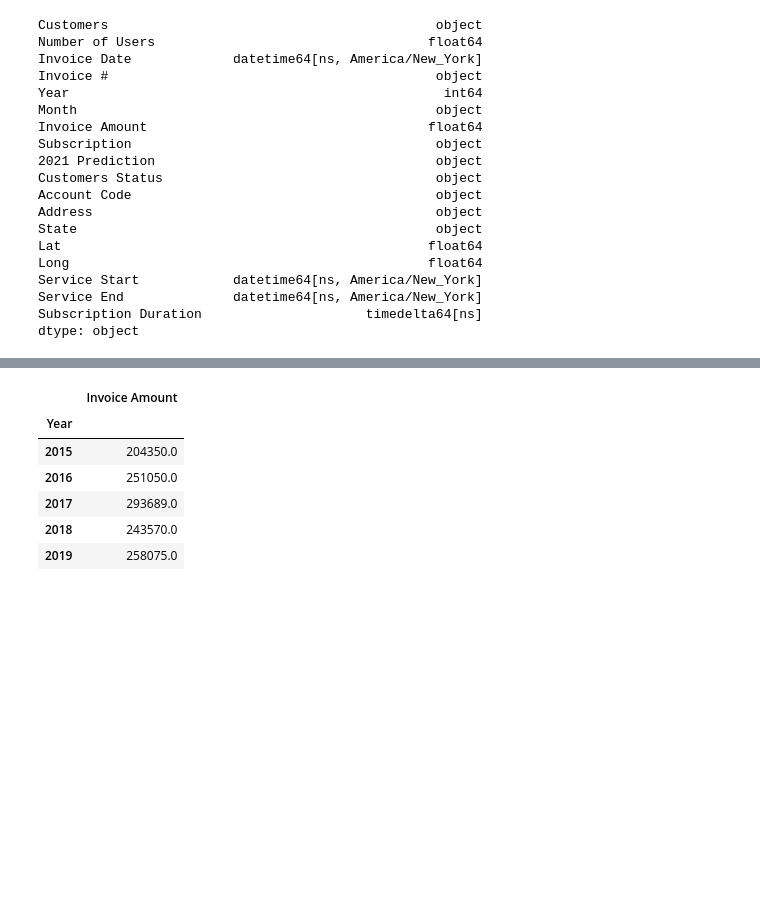
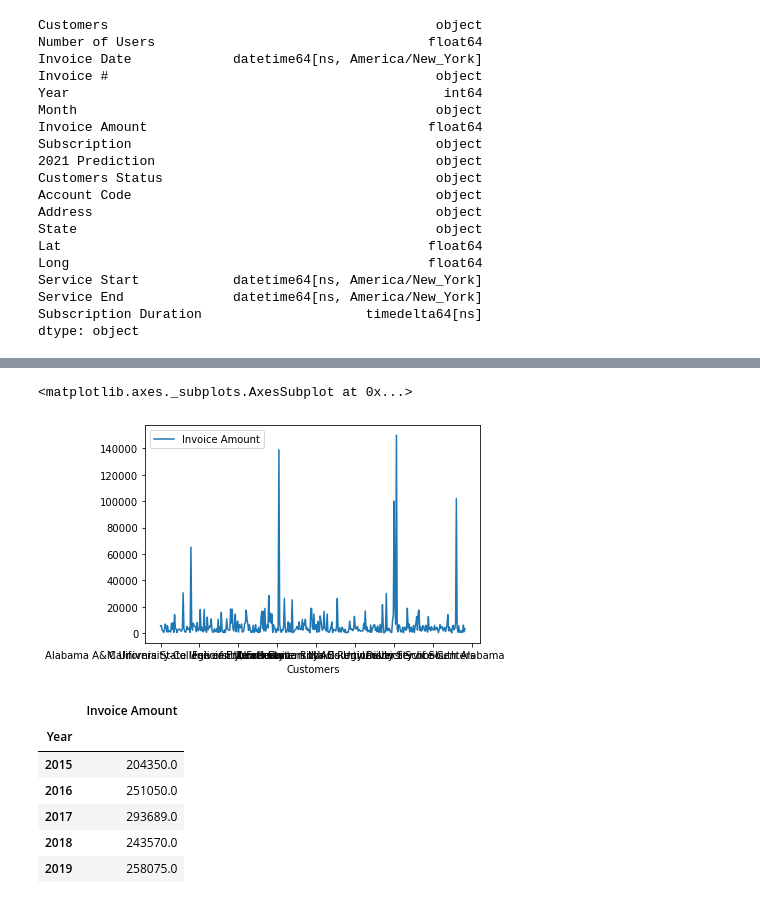
Before and after one commit to dd2-GWFinTech-Projects/Project1_ProductMarketingAnalysis, a Jupyter notebook: 02_Processing/07_Plots.ipynb, the cells around one changed output, grey strips where cells are left out. Cells and saved outputs as stored; diff of their text form; code cells hidden in the pictures; blank space fills up the shorter version.

```diff
--- a/02_Processing/07_Plots.ipynb
+++ b/02_Processing/07_Plots.ipynb
@@ -182,3 +312,8 @@ past_years
+# %%
+total_customers.plot()
+# %% [output]
+<matplotlib.axes._subplots.AxesSubplot at 0x...>
+[figure, added]
 # %%
 start_to_2019 = past_years.loc[[2015, 2016, 2017, 2018, 2019]]
 start_to_2019
```
Also changed, not shown: parts of 29 cells of this notebook, 8 other files.
